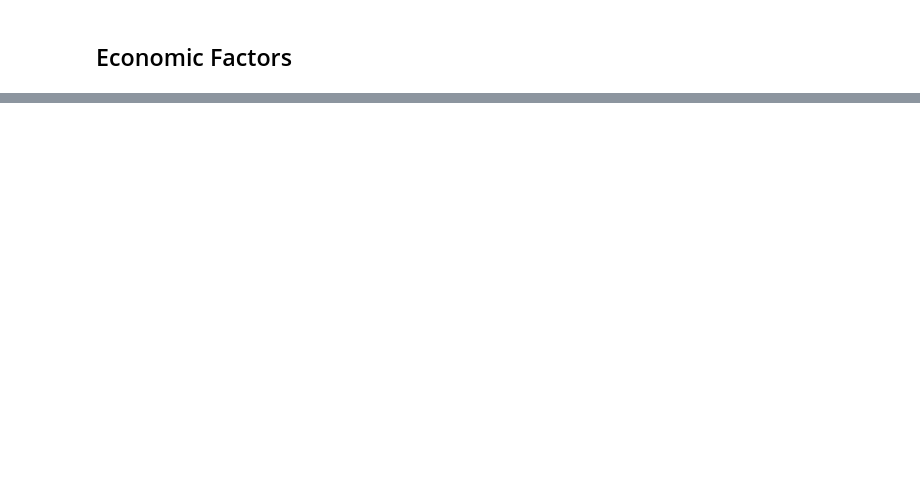
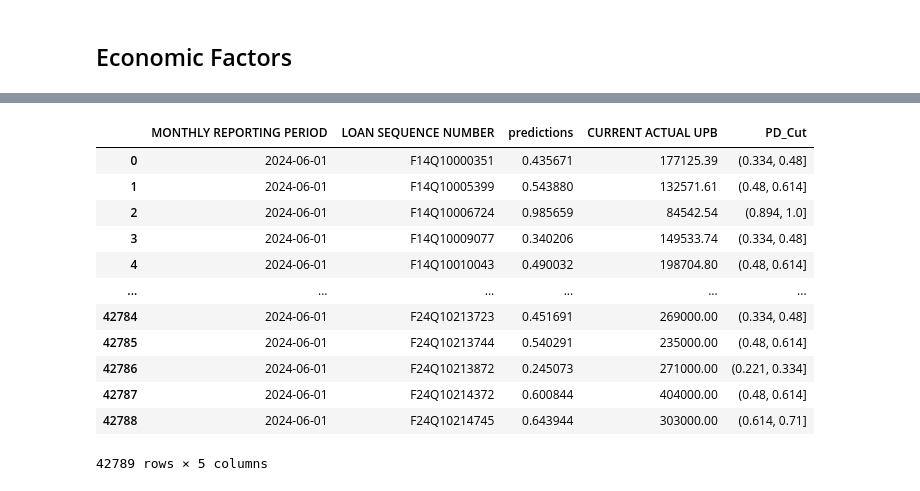
Before and after one commit to willseff/consumer-credit-risk, a Jupyter notebook: question3.ipynb, the cells around one changed output, grey strips where cells are left out. Drawn from its saved outputs; the diff is of its cells as text; code cells hidden in the pictures; blank space fills up the shorter version.

```diff
--- a/question3.ipynb
+++ b/question3.ipynb
@@ -463 +490,21 @@ for i in range(9):
+# %%
+# put the PD2 predictions into the PD bins
+
+import pandas as pd
+
+PD2['PD_Cut'] = pd.cut(PD2['predictions'], pbb_cuts)
+# %% [output]
+|  | MONTHLY REPORTING PERIOD | LOAN SEQUENCE NUMBER | predictions | CURRENT ACTUAL UPB | PD_Cut |
+| 0 | 2024-06-01 | F14Q10000351 | 0.435671 | 177125.39 | (0.334, 0.48] |
+| 1 | 2024-06-01 | F14Q10005399 | 0.543880 | 132571.61 | (0.48, 0.614] |
+| 2 | 2024-06-01 | F14Q10006724 | 0.985659 | 84542.54 | (0.894, 1.0] |
+| 3 | 2024-06-01 | F14Q10009077 | 0.340206 | 149533.74 | (0.334, 0.48] |
+| 4 | 2024-06-01 | F14Q10010043 | 0.490032 | 198704.80 | (0.48, 0.614] |
+| ... | ... | ... | ... | ... | ... |
+| 42784 | 2024-06-01 | F24Q10213723 | 0.451691 | 269000.00 | (0.334, 0.48] |
+| 42785 | 2024-06-01 | F24Q10213744 | 0.540291 | 235000.00 | (0.48, 0.614] |
+| 42786 | 2024-06-01 | F24Q10213872 | 0.245073 | 271000.00 | (0.221, 0.334] |
+| 42787 | 2024-06-01 | F24Q10214372 | 0.600844 | 404000.00 | (0.48, 0.614] |
+| 42788 | 2024-06-01 | F24Q10214745 | 0.643944 | 303000.00 | (0.614, 0.71] |
+42789 rows × 5 columns
 # %%
```
Also changed, not shown: parts of 16 cells of this notebook, 2 other files.
